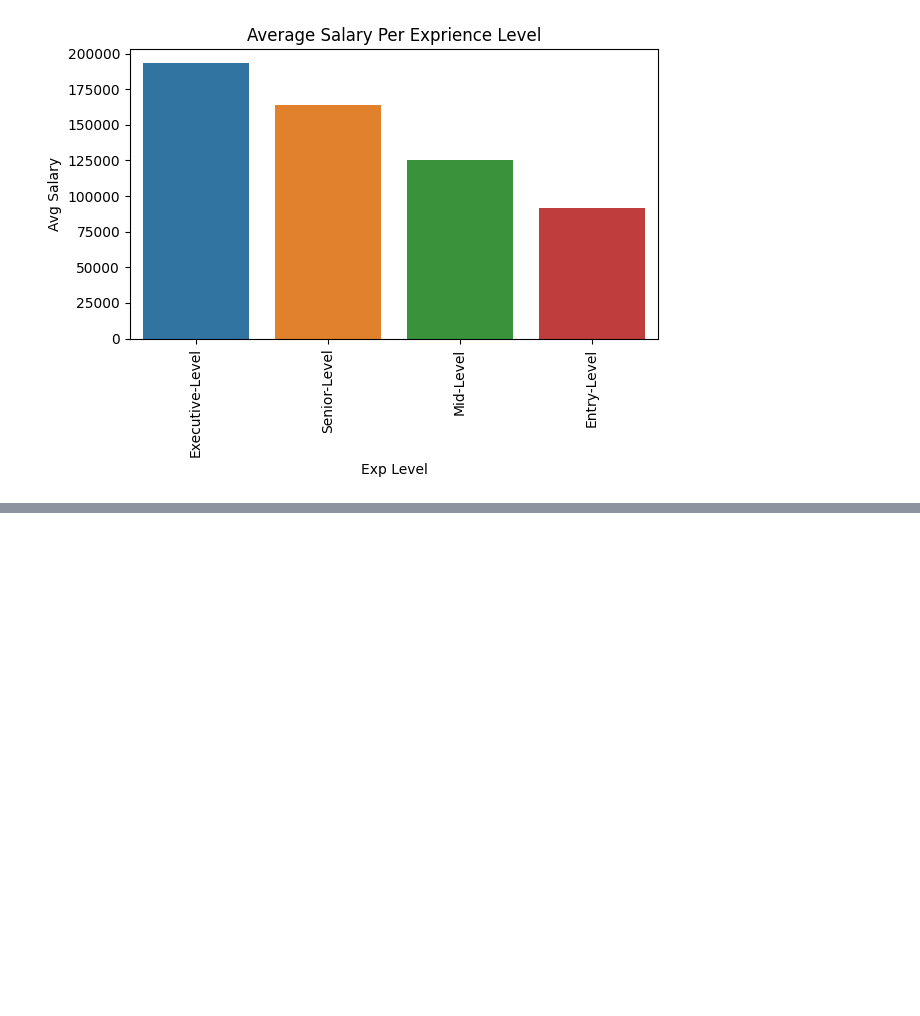
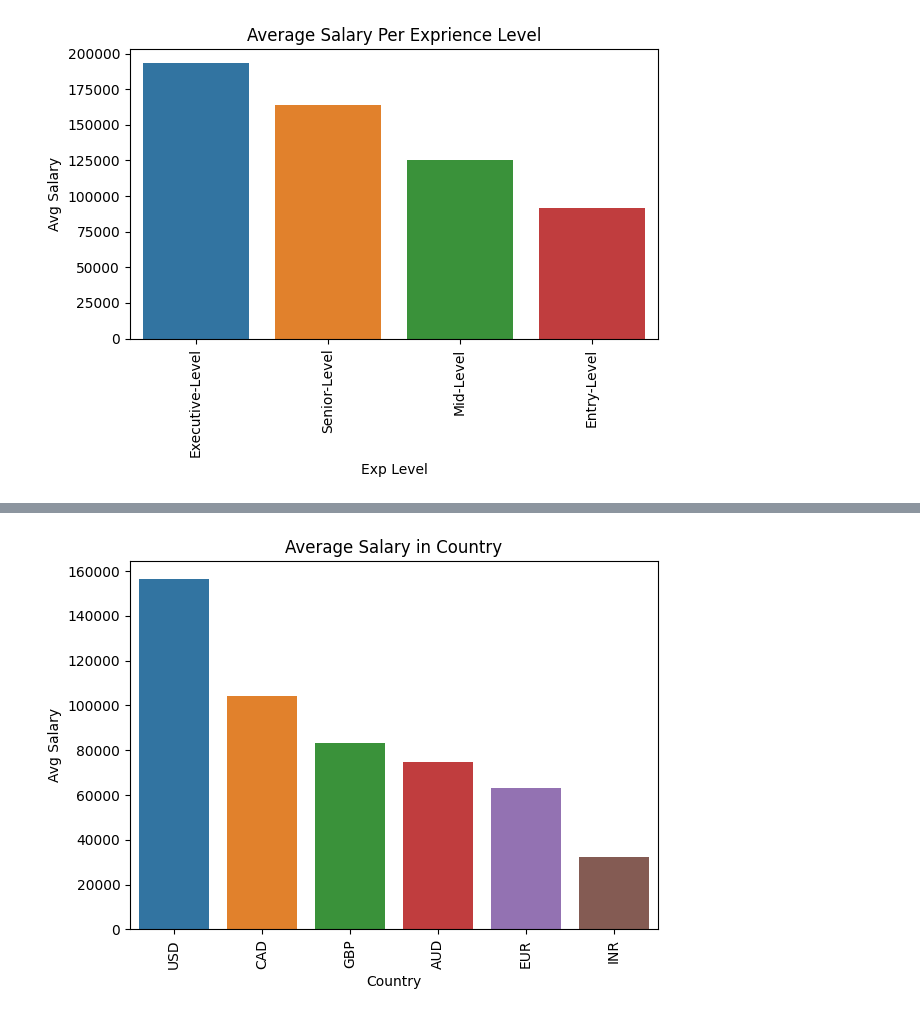
Before and after one commit to eslami200117/Data-Science, a Jupyter notebook: CA2/CA2.ipynb, the cells around one changed output, grey strips where cells are left out. Saved outputs shown, nothing was run; the diff lists cells and outputs as text; code cells hidden in the pictures; blank space fills up the shorter version.

```diff
--- a/CA2/CA2.ipynb
+++ b/CA2/CA2.ipynb
@@ -515,0 +524,11 @@ avg_salary_per_exp_level
+# %%
+sns.barplot(x = "Salary_Currency", y = "Avg_Salary", data = avg_salary_per_country)  # x needs to be datetime format for time series
+
+# Customize the plot (optional)
+plt.xlabel("Country")
+plt.ylabel("Avg Salary")
+plt.title("Average Salary in Country")
+plt.xticks(rotation=90)  # Rotate x-axis labels for readability (optional)
+plt.tight_layout()
+# %% [output]
+[figure, added]
```
Also changed, not shown: parts of 4 cells of this notebook.
